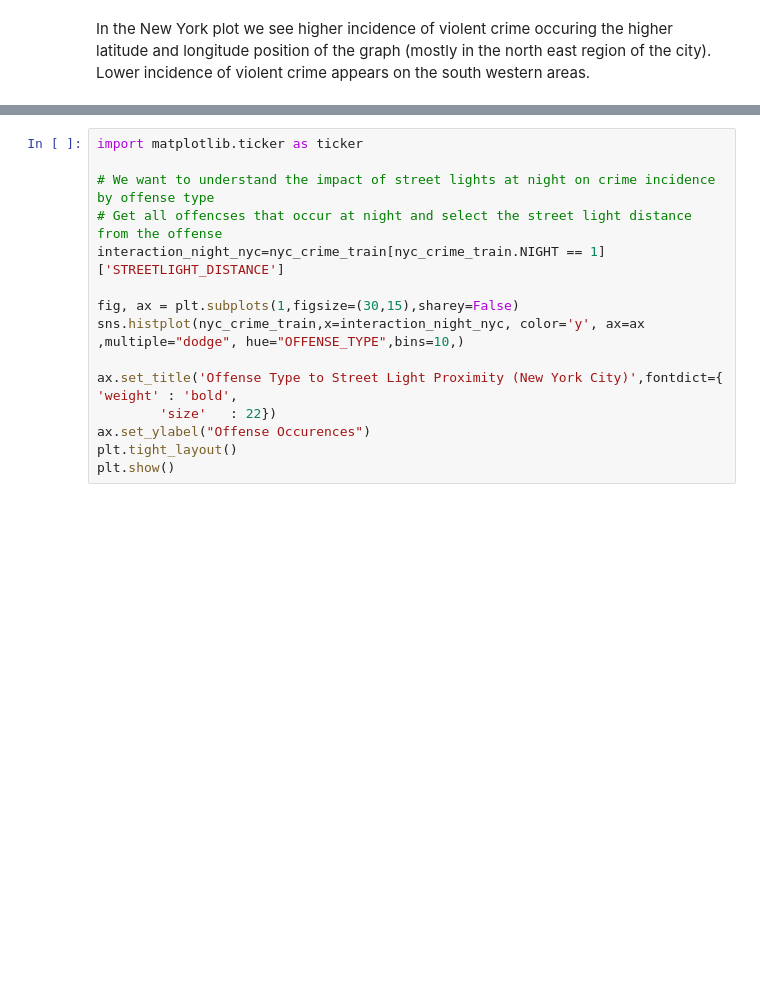
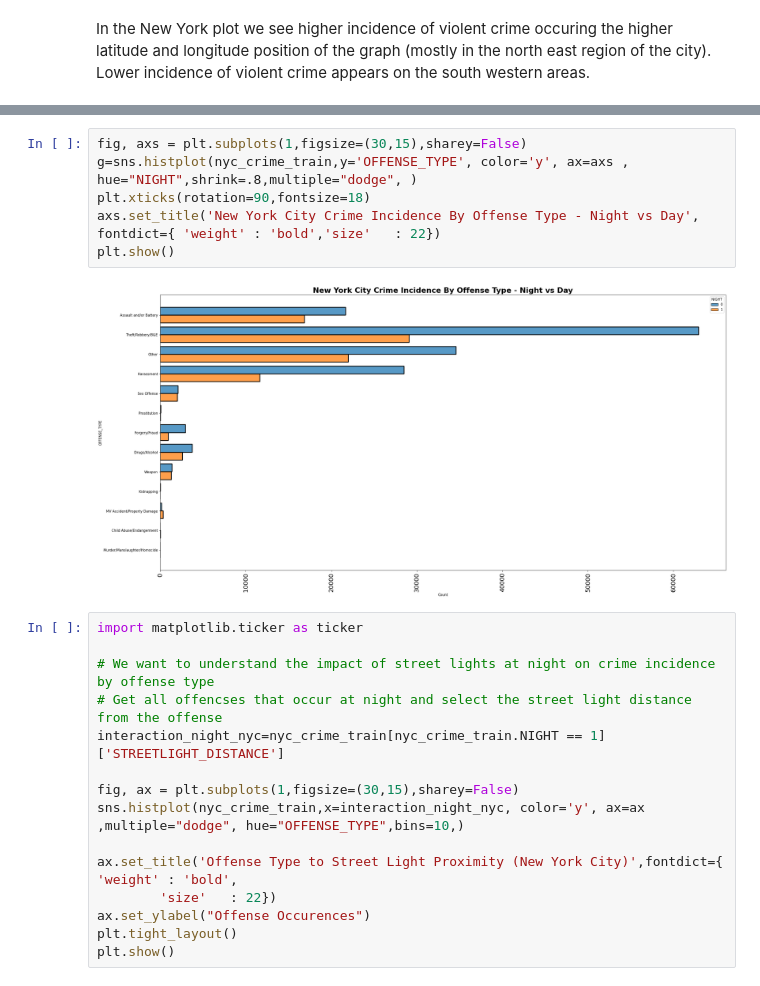
Before and after one commit to YolandaMDavis/cs109a-fall2020, a Jupyter notebook: Milestone_3_EDA_Final.ipynb, the cells around one changed output, grey strips where cells are left out. Drawn from its saved outputs; the diff is of its cells as text; blank space fills up the shorter version.

```diff
--- a/Milestone_3_EDA_Final.ipynb
+++ b/Milestone_3_EDA_Final.ipynb
@@ -55,3 +79,11 @@ In the New York plot we see higher incidence of violent crime occuring the highe
+# %%
+fig, axs = plt.subplots(1,figsize=(30,15),sharey=False)
+g=sns.histplot(nyc_crime_train,y='OFFENSE_TYPE', color='y', ax=axs , hue="NIGHT",shrink=.8,multiple="dodge", )
+plt.xticks(rotation=90,fontsize=18)
+axs.set_title('New York City Crime Incidence By Offense Type - Night vs Day', fontdict={ 'weight' : 'bold','size'   : 22})
+plt.show()
+# %% [output]
+[figure, added]
 # %%
 import matplotlib.ticker as ticker
 
```
Also changed, not shown: parts of 7 cells of this notebook.
